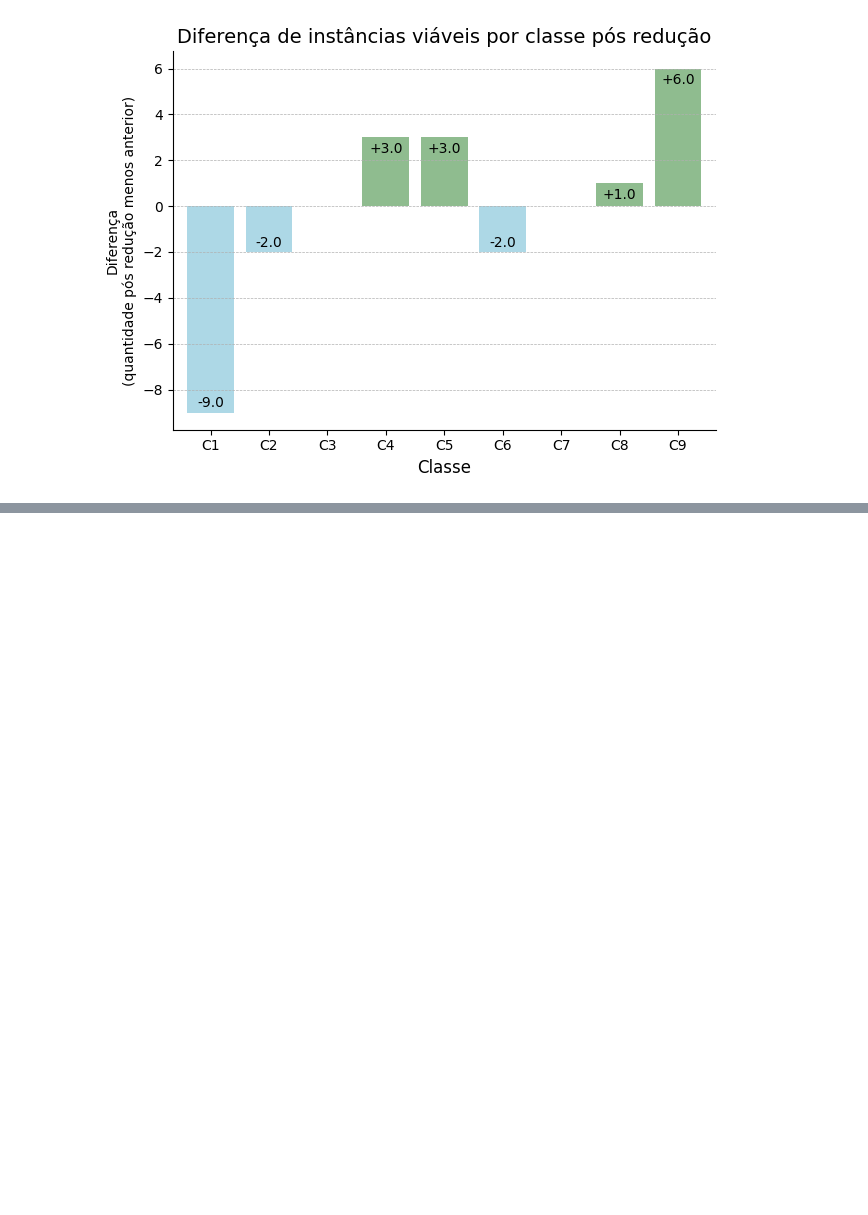
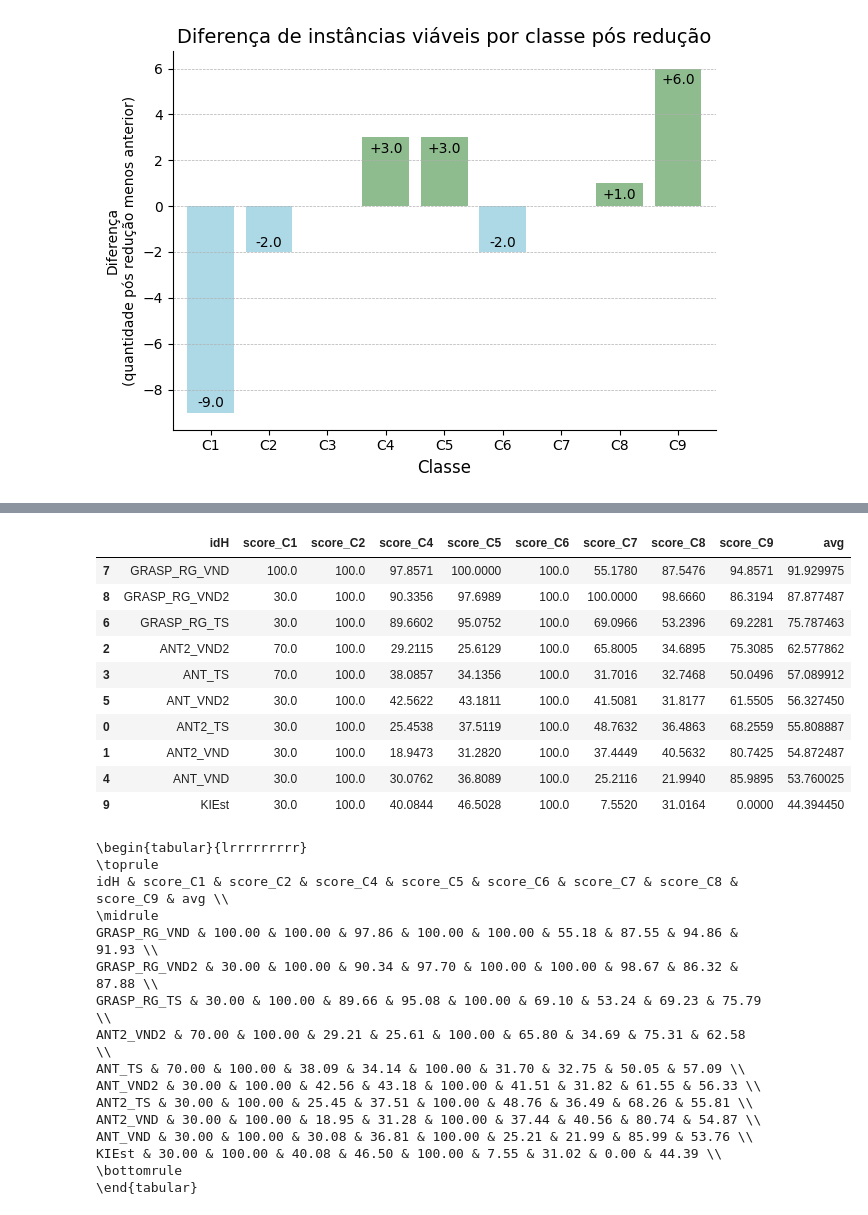
Before and after one commit to dariocostta/Monografia-KMIS, a Jupyter notebook: KMIS/Analises_Resultados_KMIS.ipynb, the cells around one changed output, grey strips where cells are left out. Drawn from its saved outputs; the diff is of its cells as text; code cells hidden in the pictures; blank space fills up the shorter version.

```diff
--- a/KMIS/Analises_Resultados_KMIS.ipynb
+++ b/KMIS/Analises_Resultados_KMIS.ipynb
@@ -253,0 +388,5 @@ display(Score_PerClass.sort_values('avg', ascending=False))
+# %%
+for i in dfR_c['idH'].unique():
+  subset = (dfR_c[dfR_c['idH'] == i].drop(columns=['mtavg', 'cnt_tavg'])
+            .to_latex(escape=False, index=False, float_format=lambda x: f'{x:.2f}'))
+  print(subset)
@@ -253,0 +551,58 @@ display(Score_PerClass.sort_values('avg', ascending=False))
+# %%
+""" Analise dos resultados reduzido por classe"""
+# ===========================================================================================
+dfIRT = pd.read_csv('resultados_reduzidas.csv')
+dfIRT_c = dfIRT.merge(dfI[['id', 'classe']], left_on='idI', right_on='id').drop('id', axis=1)
+dfIRT_hi = dfIRT_c.groupby(['classe', 'idH', 'idI'])[['val', 'time']].apply(junta_repeticoes).reset_index()
+dfIRT_i  = dfIRT_hi.groupby(['idI'])[['vmin', 'vavg', 'vmax', 'tavg']].apply(melhor_por_instancia).reset_index()
+dfR_h_c  = dfIRT_hi.groupby(['classe','idH'])[['vmin', 'vavg', 'vmax', 'tavg']].apply(medias).reset_index()
+cmp = dfIRT_hi.merge(dfIRT_i, on=['idI'])
+cmp['eq_vmin'] = cmp['vmin'] == cmp['vmin_max']
+cmp['eq_vmax'] = cmp['vmax'] == cmp['vmax_max']
+cmp['eq_vavg'] = np.isclose(cmp['vavg'], cmp['vavg_max'], atol=1e-4)
+cmp['eq_tavg'] = np.isclose(cmp['tavg'], cmp['tavg_min'], atol=1e-4)
+cnt = cmp.groupby(['classe', 'idH'])[['eq_vmin', 'eq_vavg', 'eq_vmax', 'eq_tavg']].sum().rename(columns=lambda c: 'cnt_' + c[3:]).reset_index()
+dfIRT_c = dfR_h_c.merge(cnt, on=['classe', 'idH'])
+df_limites = dfIRT_c.groupby(['classe'])[dfIRT_c.columns[2:]].apply(limites_argumento)
+df_score = dfIRT_c.merge(df_limites, left_on='classe', right_index=True)
+dfIRT_c['score'] = df_score.apply(score_time_off, axis=1)
+
+Score_PerClassRedu = pd.DataFrame({'idH':dfIRT_c['idH'].unique()})
+for i in dfIRT_c['classe'].unique():
+  subset = pd.DataFrame(dfIRT_c[dfIRT_c['classe'] == i][['classe', 'idH', 'score']])
+  subset = subset.rename(columns = {'score':f'score_{i}'})
+  # display(subset)
+  Score_PerClassRedu = Score_PerClassRedu.merge(subset, on='idH', how='left').drop('classe',axis=1)
+# Score_PerClassRedu = Score_PerClassRedu.drop(['score_C2','score_C6'], axis=1)
+Score_PerClassRedu['avg'] = Score_PerClassRedu.apply(lambda x: x[1:].mean(), axis=1)
+Score_PerClassRedu.to_csv('resultados_avaliados_por_classe.csv', index = False)
+display(Score_PerClassRedu.sort_values('avg', ascending=False))
+print(Score_PerClassRedu.sort_values('avg', ascending=False).to_latex(escape=False, index=False, float_format=lambda x: f'{x:.2f}'))
+# %% [output]
+|  | idH | score_C1 | score_C2 | score_C4 | score_C5 | score_C6 | score_C7 | score_C8 | score_C9 | avg |
+| 7 | GRASP_RG_VND | 100.0 | 100.0 | 97.8571 | 100.0000 | 100.0 | 55.1780 | 87.5476 | 94.8571 | 91.929975 |
+| 8 | GRASP_RG_VND2 | 30.0 | 100.0 | 90.3356 | 97.6989 | 100.0 | 100.0000 | 98.6660 | 86.3194 | 87.877487 |
+| 6 | GRASP_RG_TS | 30.0 | 100.0 | 89.6602 | 95.0752 | 100.0 | 69.0966 | 53.2396 | 69.2281 | 75.787463 |
+| 2 | ANT2_VND2 | 70.0 | 100.0 | 29.2115 | 25.6129 | 100.0 | 65.8005 | 34.6895 | 75.3085 | 62.577862 |
+| 3 | ANT_TS | 70.0 | 100.0 | 38.0857 | 34.1356 | 100.0 | 31.7016 | 32.7468 | 50.0496 | 57.089912 |
+| 5 | ANT_VND2 | 30.0 | 100.0 | 42.5622 | 43.1811 | 100.0 | 41.5081 | 31.8177 | 61.5505 | 56.327450 |
+| 0 | ANT2_TS | 30.0 | 100.0 | 25.4538 | 37.5119 | 100.0 | 48.7632 | 36.4863 | 68.2559 | 55.808887 |
+| 1 | ANT2_VND | 30.0 | 100.0 | 18.9473 | 31.2820 | 100.0 | 37.4449 | 40.5632 | 80.7425 | 54.872487 |
+| 4 | ANT_VND | 30.0 | 100.0 | 30.0762 | 36.8089 | 100.0 | 25.2116 | 21.9940 | 85.9895 | 53.760025 |
+| 9 | KIEst | 30.0 | 100.0 | 40.0844 | 46.5028 | 100.0 | 7.5520 | 31.0164 | 0.0000 | 44.394450 |
+\begin{tabular}{lrrrrrrrrr}
+\toprule
+idH & score_C1 & score_C2 & score_C4 & score_C5 & score_C6 & score_C7 & score_C8 & score_C9 & avg \\
+\midrule
+GRASP_RG_VND & 100.00 & 100.00 & 97.86 & 100.00 & 100.00 & 55.18 & 87.55 & 94.86 & 91.93 \\
+GRASP_RG_VND2 & 30.00 & 100.00 & 90.34 & 97.70 & 100.00 & 100.00 & 98.67 & 86.32 & 87.88 \\
+GRASP_RG_TS & 30.00 & 100.00 & 89.66 & 95.08 & 100.00 & 69.10 & 53.24 & 69.23 & 75.79 \\
+ANT2_VND2 & 70.00 & 100.00 & 29.21 & 25.61 & 100.00 & 65.80 & 34.69 & 75.31 & 62.58 \\
+ANT_TS & 70.00 & 100.00 & 38.09 & 34.14 & 100.00 & 31.70 & 32.75 & 50.05 & 57.09 \\
+ANT_VND2 & 30.00 & 100.00 & 42.56 & 43.18 & 100.00 & 41.51 & 31.82 & 61.55 & 56.33 \\
+ANT2_TS & 30.00 & 100.00 & 25.45 & 37.51 & 100.00 & 48.76 & 36.49 & 68.26 & 55.81 \\
+ANT2_VND & 30.00 & 100.00 & 18.95 & 31.28 & 100.00 & 37.44 & 40.56 & 80.74 & 54.87 \\
+ANT_VND & 30.00 & 100.00 & 30.08 & 36.81 & 100.00 & 25.21 & 21.99 & 85.99 & 53.76 \\
+KIEst & 30.00 & 100.00 & 40.08 & 46.50 & 100.00 & 7.55 & 31.02 & 0.00 & 44.39 \\
+\bottomrule
+\end{tabular}
```
Also changed, not shown: parts of 13 cells of this notebook, 2 other files.
